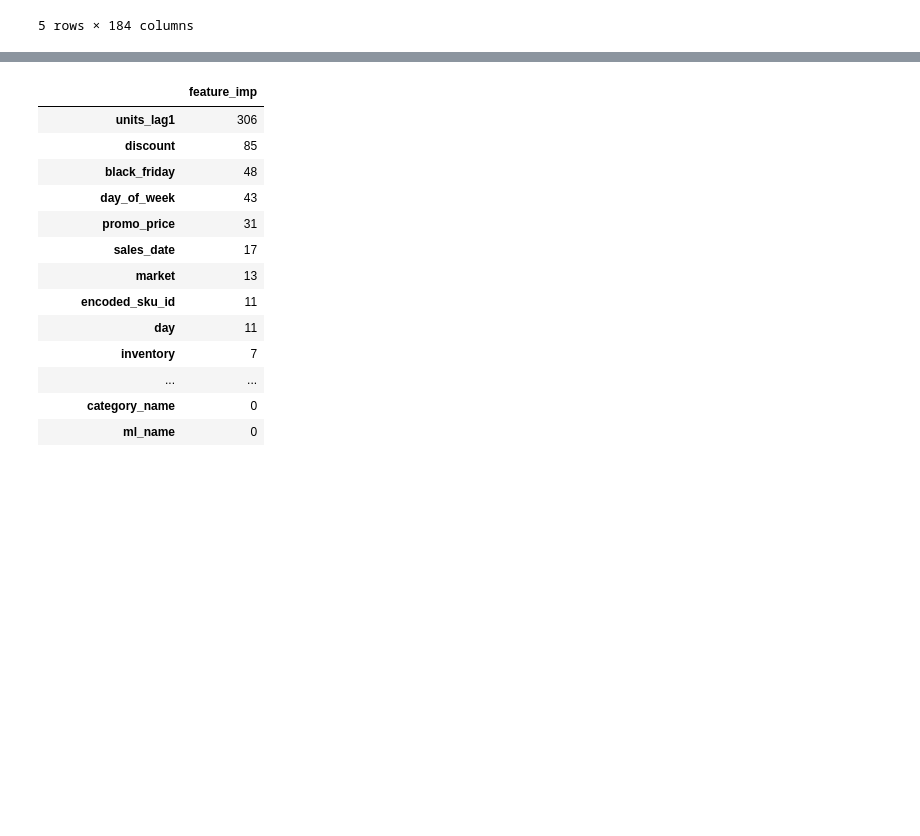
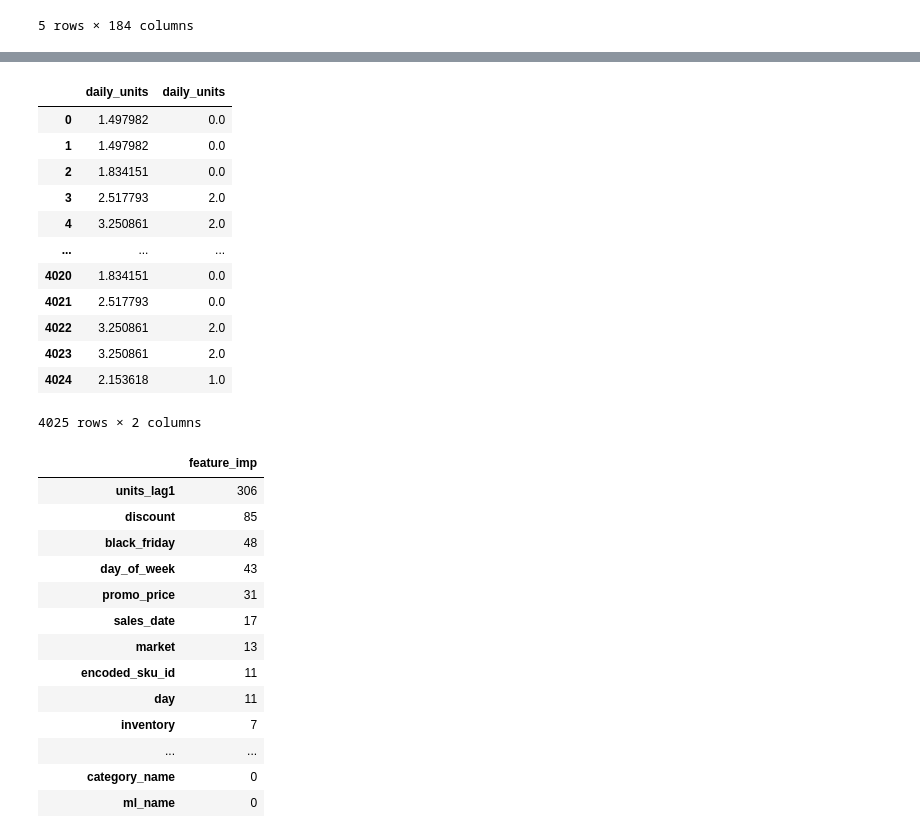
Before and after one commit to hvaddi16/Best-Buy, a Jupyter notebook: Varun.ipynb, the cells around one changed output, grey strips where cells are left out. Saved outputs shown, nothing was run; the diff lists cells and outputs as text; code cells hidden in the pictures; blank space fills up the shorter version.

```diff
--- a/Varun.ipynb
+++ b/Varun.ipynb
@@ -181,3 +243,19 @@ for i,ts in enumerate(tests):
+# %%
+pd.concat([ts["daily_units"].reset_index(drop=True), ts_save["daily_units"].reset_index(drop=True)], axis=1)
+# %% [output]
+|  | daily_units | daily_units |
+| 0 | 1.497982 | 0.0 |
+| 1 | 1.497982 | 0.0 |
+| 2 | 1.834151 | 0.0 |
+| 3 | 2.517793 | 2.0 |
+| 4 | 3.250861 | 2.0 |
+| ... | ... | ... |
+| 4020 | 1.834151 | 0.0 |
+| 4021 | 2.517793 | 0.0 |
+| 4022 | 3.250861 | 2.0 |
+| 4023 | 3.250861 | 2.0 |
+| 4024 | 2.153618 | 1.0 |
+4025 rows × 2 columns
 # %%
 pd.DataFrame(reg.feature_importances_ , index= xtr.columns.tolist(), columns = ["feature_imp"]).sort_values("feature_imp", ascending = False)
 # %% [output]
```
Also changed, not shown: parts of 15 cells of this notebook.
